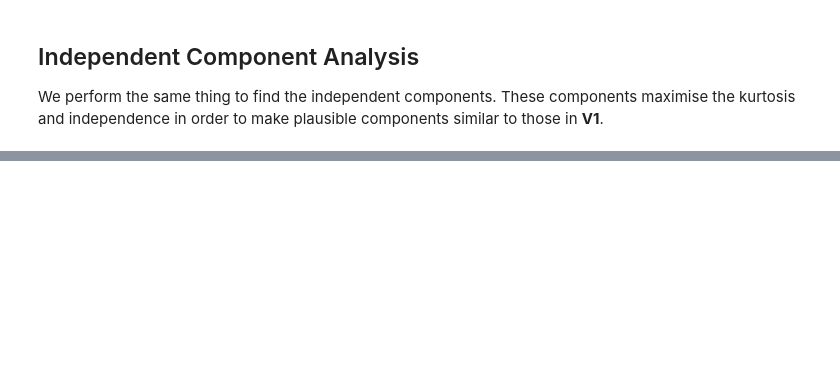
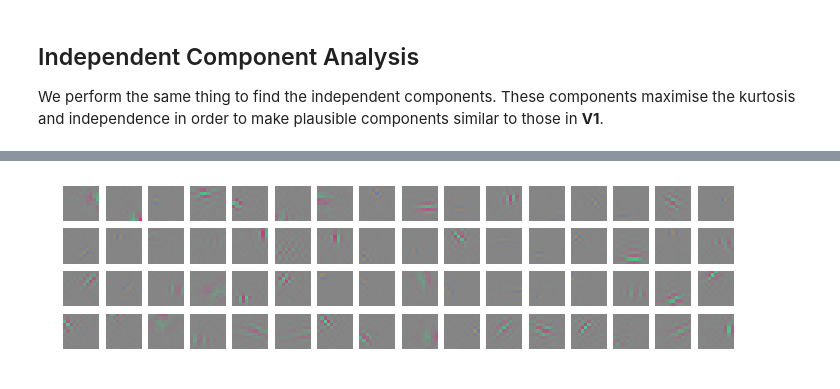
Before and after one commit to wohlert/bayesian-saliency, a Jupyter notebook: ICA.ipynb, the cells around one changed output, grey strips where cells are left out. Saved outputs shown, nothing was run; the diff lists cells and outputs as text; code cells hidden in the pictures; blank space fills up the shorter version.

```diff
--- a/ICA.ipynb
+++ b/ICA.ipynb
@@ -108,0 +140,11 @@ plt.show()
+# %%
+f, axarr = plt.subplots(4, 16, figsize=(12, 3))
+
+for i in range(n**2):
+    axarr[i//16, i%16].imshow(ica_components[i])
+    axarr[i//16, i%16].axis("off")
+
+#f.suptitle("Extracted image patches")
+plt.savefig("ica_filters.png")
+# %% [output]
+[figure, added]
```
Also changed, not shown: parts of 15 cells of this notebook, 3 other files.
